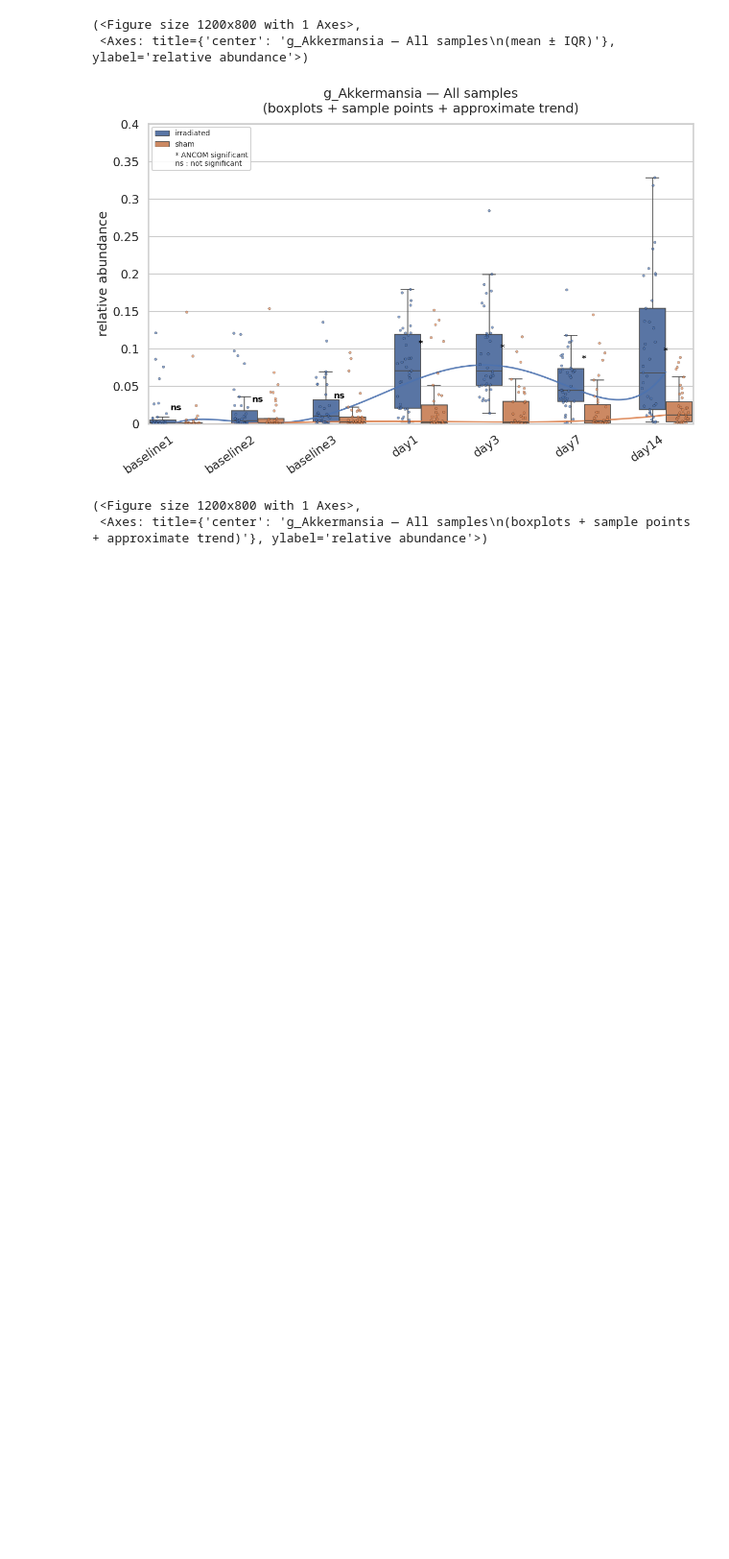
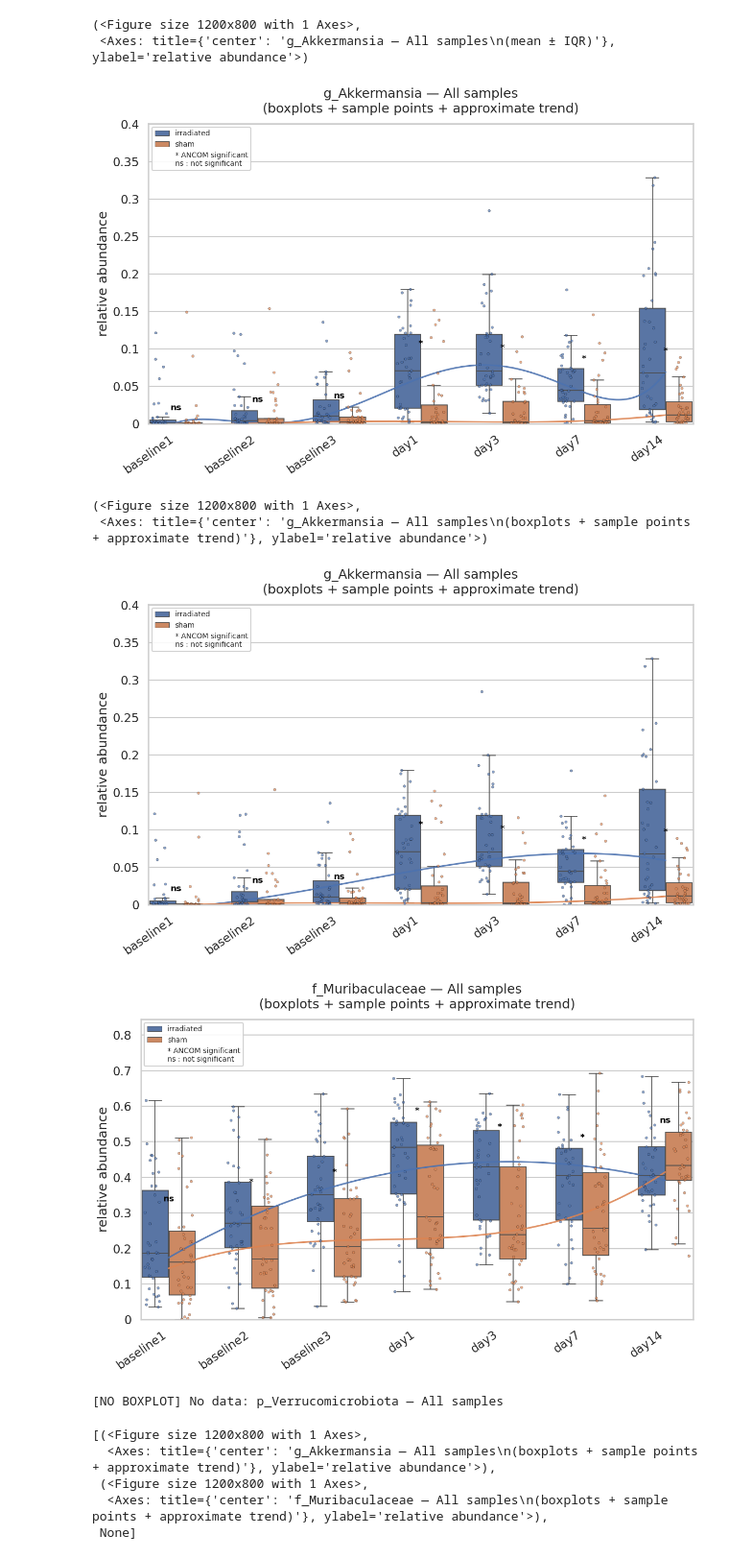
Before and after one commit to jlab/ancombc2-heatmaps, a Jupyter notebook: notebooks/test_6.ipynb, the cells around one changed output. Shown at 96% size. Cells and saved outputs as stored; diff of their text form; code cells hidden in the pictures; blank space fills up the shorter version.

```diff
--- a/notebooks/test_6.ipynb
+++ b/notebooks/test_6.ipynb
@@ -98,3 +120,18 @@ workflow.boxplot(
 [figure]
 (<Figure size 1200x800 with 1 Axes>,
  <Axes: title={'center': 'g_Akkermansia — All samples\n(boxplots + sample points + approximate trend)'}, ylabel='relative abundance'>)
+# %%
+workflow.boxplots(
+    subset,
+    show_trend=True,
+    trend_order=3,
+)
+# %% [output]
+[figure, added]
+[figure, added]
+[NO BOXPLOT] No data: p_Verrucomicrobiota — All samples
+[(<Figure size 1200x800 with 1 Axes>,
+  <Axes: title={'center': 'g_Akkermansia — All samples\n(boxplots + sample points + approximate trend)'}, ylabel='relative abundance'>),
+ (<Figure size 1200x800 with 1 Axes>,
+  <Axes: title={'center': 'f_Muribaculaceae — All samples\n(boxplots + sample points + approximate trend)'}, ylabel='relative abundance'>),
+ None]
```
Also changed, not shown: parts of 5 cells of this notebook, 2 other files.
